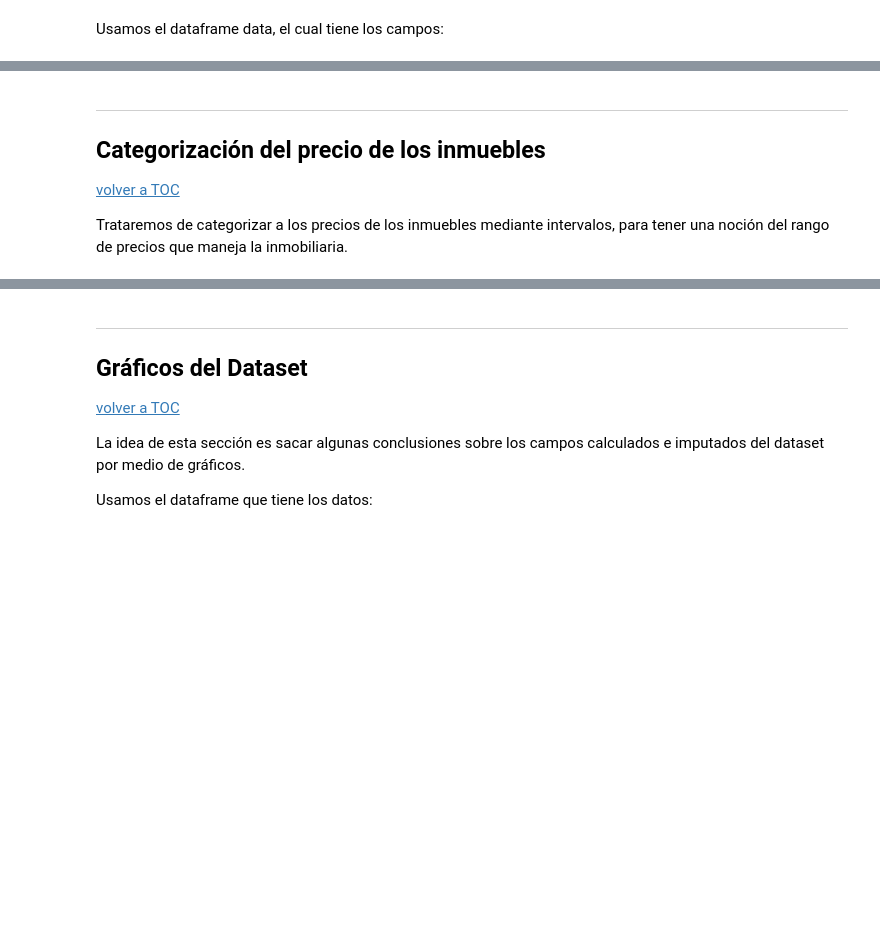
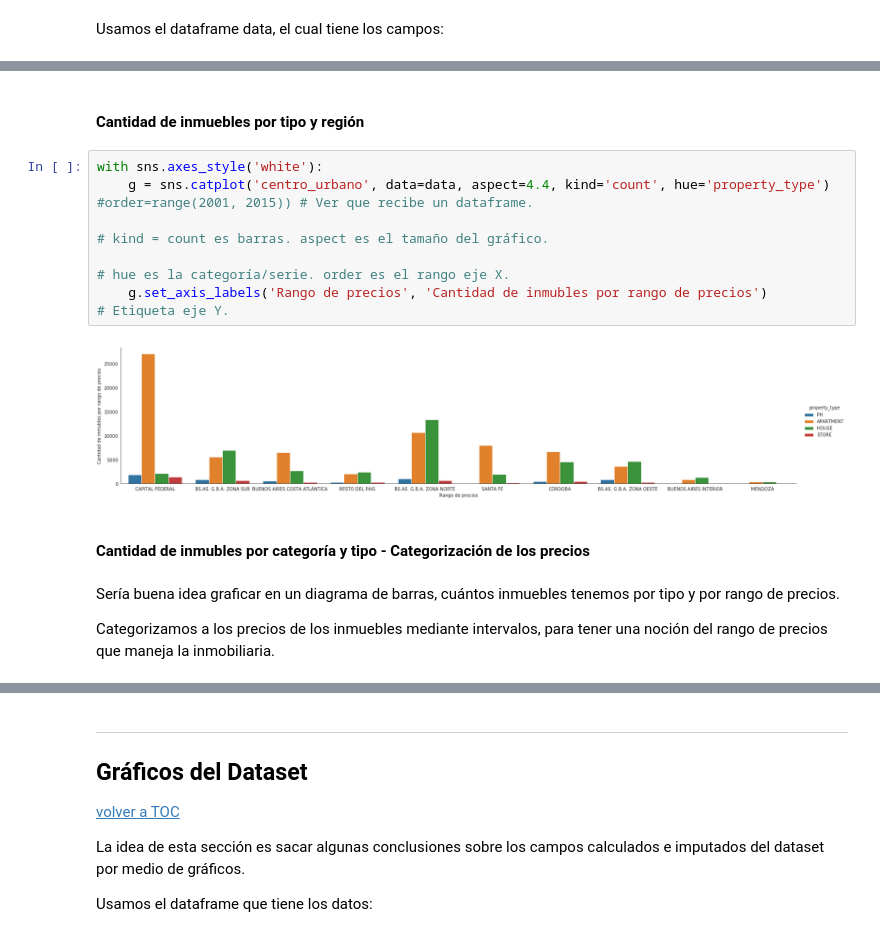
Before and after one commit to varelapablos/Desafio1-G3, a Jupyter notebook: Notebook_Alan.ipynb, the cells around one changed output, grey strips where cells are left out. Saved outputs shown, nothing was run; the diff lists cells and outputs as text; blank space fills up the shorter version.

Commit message:
Add files via upload
Se sumaron algunos gráficos

```diff
--- a/Notebook_Alan.ipynb
+++ b/Notebook_Alan.ipynb
@@ -1579,8 +1604,16 @@ Usamos el dataframe data, el cual tiene los campos:
+# %% [markdown]
+#### Cantidad de inmuebles por tipo y región
+# %%
+with sns.axes_style('white'):
+    g = sns.catplot('centro_urbano', data=data, aspect=4.4, kind='count', hue='property_type') #order=range(2001, 2015)) # Ver que recibe un dataframe.
+                                                                                                                # kind = count es barras. aspect es el tamaño del gráfico.
+                                                                                                                # hue es la categoría/serie. order es el rango eje X.
+    g.set_axis_labels('Rango de precios', 'Cantidad de inmubles por rango de precios')                                                               # Etiqueta eje Y.
+# %% [output]
+[figure, added]
+# %% [markdown]
+#### Cantidad de inmubles por categoría y tipo - Categorización de los precios
 # %% [markdown]
----
-<a id="section_categorizacion"></a>
-##  Categorización del precio de los inmuebles
+Sería buena idea graficar en un diagrama de barras, cuántos inmuebles tenemos por tipo y por rango de precios.
 
-[volver a TOC](#section_toc)
-
-Trataremos de categorizar a los precios de los inmuebles mediante intervalos, para tener una noción del rango de precios que maneja la inmobiliaria.
+Categorizamos a los precios de los inmuebles mediante intervalos, para tener una noción del rango de precios que maneja la inmobiliaria.
```
Also changed, not shown: parts of 11 cells of this notebook.
